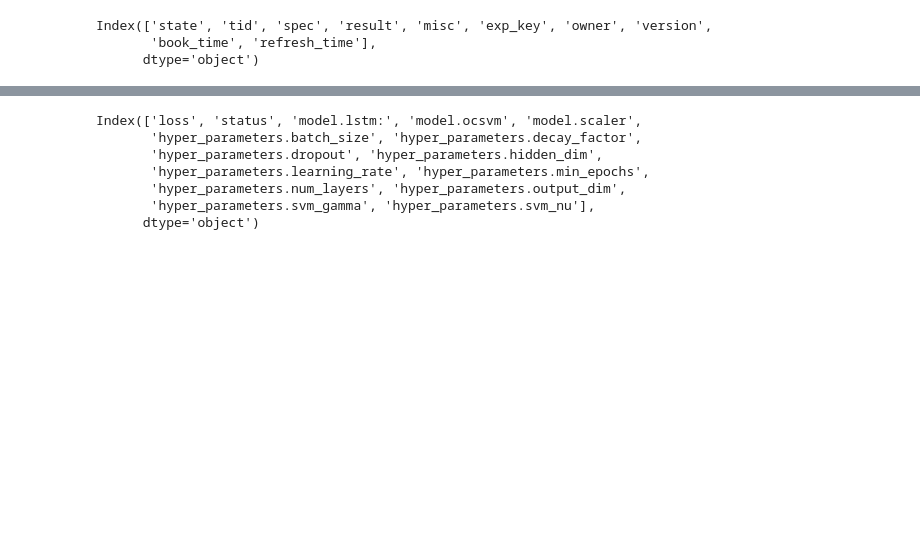
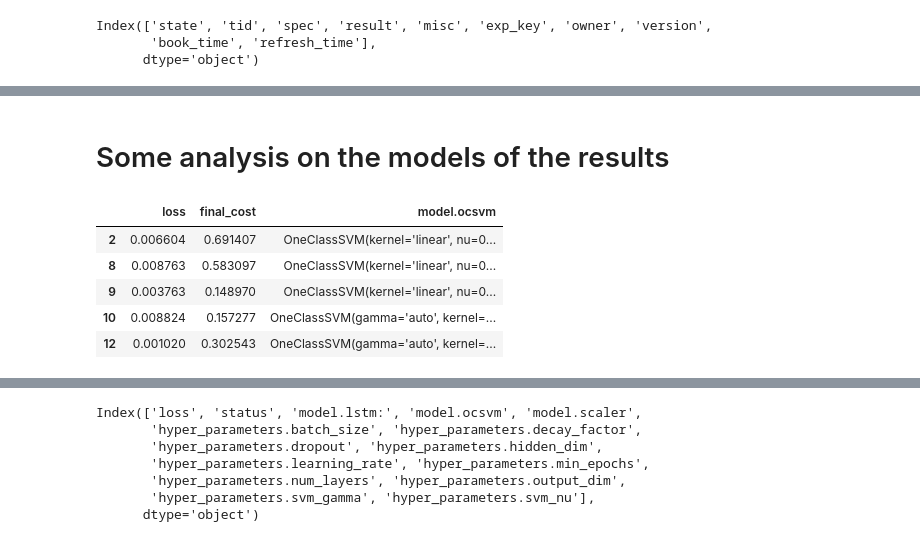
Before and after one commit to ggvanseev/AliceJetAI, a Jupyter notebook: test.ipynb, the cells around one changed output, grey strips where cells are left out. Drawn from its saved outputs; the diff is of its cells as text; code cells hidden in the pictures; blank space fills up the shorter version.

```diff
--- a/test.ipynb
+++ b/test.ipynb
@@ -46,0 +37,12 @@ sns.despine(left=True)
+# %% [markdown]
+# Some analysis on the models of the results
+# %%
+df_loss_ocsvm = df[["loss", "final_cost", "model.ocsvm"]]
+df_loss_ocsvm.head()
+# %% [output]
+|  | loss | final_cost | model.ocsvm |
+| 2 | 0.006604 | 0.691407 | OneClassSVM(kernel='linear', nu=0... |
+| 8 | 0.008763 | 0.583097 | OneClassSVM(kernel='linear', nu=0... |
+| 9 | 0.003763 | 0.148970 | OneClassSVM(kernel='linear', nu=0... |
+| 10 | 0.008824 | 0.157277 | OneClassSVM(gamma='auto', kernel=... |
+| 12 | 0.001020 | 0.302543 | OneClassSVM(gamma='auto', kernel=... |
```
Also changed, not shown: parts of 15 cells of this notebook, 7 other files.
